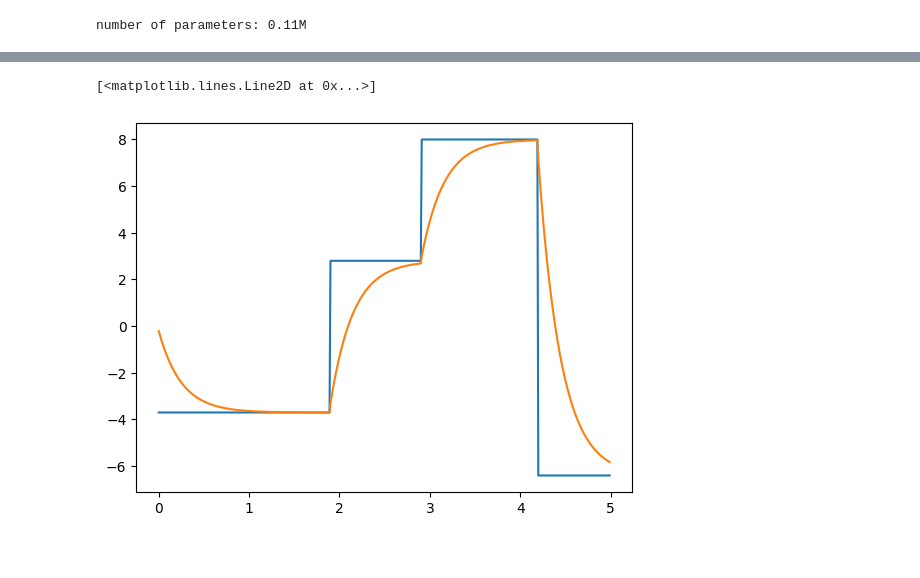
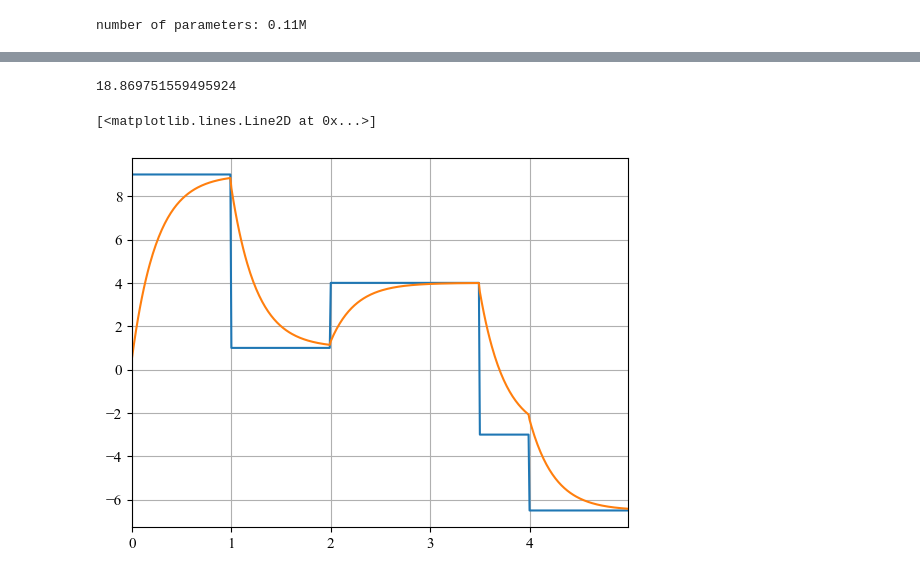
Before and after one commit to buswayne/in-context-controller, a Jupyter notebook: test_onestep_lin_CL.ipynb, the cells around one changed output, grey strips where cells are left out. Drawn from its saved outputs; the diff is of its cells as text; code cells hidden in the pictures.

```diff
--- a/test_onestep_lin_CL.ipynb
+++ b/test_onestep_lin_CL.ipynb
@@ -20,6 +10,16 @@ from transformer_onestep import GPTConfig, GPT
 from transformer_onestep_CL import GPTClosedLoop
 import tqdm
 import argparse
+# %%
+plt.rcParams['pdf.fonttype'] = 42
+plt.rcParams['ps.fonttype'] = 42
+plt.rcParams["font.family"] = "Times New Roman"
+plt.rcParams["mathtext.fontset"] = "cm"
+plt.rcParams['axes.labelsize']=14
+plt.rcParams['xtick.labelsize']=11
+plt.rcParams['ytick.labelsize']=11
+plt.rcParams['axes.grid']=True
+plt.rcParams['axes.xmargin']=0
 # %%
 fig_path = Path("fig")
 fig_path.mkdir(exist_ok=True)
@@ -87 +102,5 @@ number of parameters: 0.11M
+# %%
+exp_data['train_time'] / 3600
+# %% [output]
+18.869751559495924
 # %%
@@ -101,33 +120,32 @@ G = drss(nx, nu, ny, device=device)
 # %%
 T = 5
 t = torch.arange(0, T, ts, device=device, dtype=torch.float32).view(-1, 1)
 r = torch.ones_like(t, device=device, dtype=torch.float32)
 
-r[t < 1.9] = -3.7
-r[(t >= 1.9) & (t < 2.9)] = 2.8
-r[(t >= 2.9) & (t < 4.2)] = 8
-r[(t >= 4.2) & (t < 5.1)] = -6.4
-# r[(t < 2.5)] = 5
-# r[(t >= 2.5) & (t < 5)] = -5
-# r[(t >= 5.0) & (t < 7.5)] = 0
-# r[(t >= 7.5) & (t < 10)] = 1
-# r[(t >= 10.) & (t < 12.5)] = -1
-# r[(t >= 12.5) & (t < 15.)] = 10
-# r[(t >= 15.0) & (t < 17.5)] = 0
-# r[(t >= 17.5) & (t < 20.0)] = -10
+
+r[(t < 1)] = np.random.choice(np.arange(-10,10,.5))
+r[(t >= 2) & (t < 3.5)] = np.random.choice(np.arange(-10,10,.5))#-5
+r[(t >= 3.5) & (t < 4)] = np.random.choice(np.arange(-10,10,.5))#0
+r[(t >= 4) & (t < 5)] = np.random.choice(np.arange(-10,10,.5))
+r[(t >= 5.0) & (t < 7.5)] = np.random.choice(np.arange(-10,10,.5))#0
+r[(t >= 7.5) & (t < 10)] = np.random.choice(np.arange(-10,10,.5))#1
+r[(t >= 10.) & (t < 12.5)] = np.random.choice(np.arange(-10,10,.5))#-1
+r[(t >= 12.5) & (t < 15.)] = np.random.choice(np.arange(-10,10,.5))#10
+r[(t >= 15.0) & (t < 17.5)] = np.random.choice(np.arange(-10,10,.5))#0
+r[(t >= 17.5) & (t < 20.0)] = np.random.choice(np.arange(-10,10,.5))#-10
 
 tau = 1
 M_num = torch.tensor([0.01, 1], device=device, dtype=torch.float32)  # Numerator coefficients
 M_den = torch.tensor([tau/4, 1], device=device, dtype=torch.float32)  # Denominator coefficients
 M = tf2ss(M_num, M_den, device=device)
 M_d = c2d(*M, ts, device=device)
 y_d = forced_response(*M_d, r)
 
 plt.plot(t.cpu().numpy(), r.cpu().numpy())
 plt.plot(t.cpu().numpy(), y_d.cpu().numpy())
 # %% [output]
 [<matplotlib.lines.Line2D at 0x...>]
-[figure, old version]
+[figure, new version]
 # %%
 print(model.proportional_coefficient)
 print(model.integral_coefficient)
```
Also changed, not shown: parts of 9 cells of this notebook, 11 other files.
